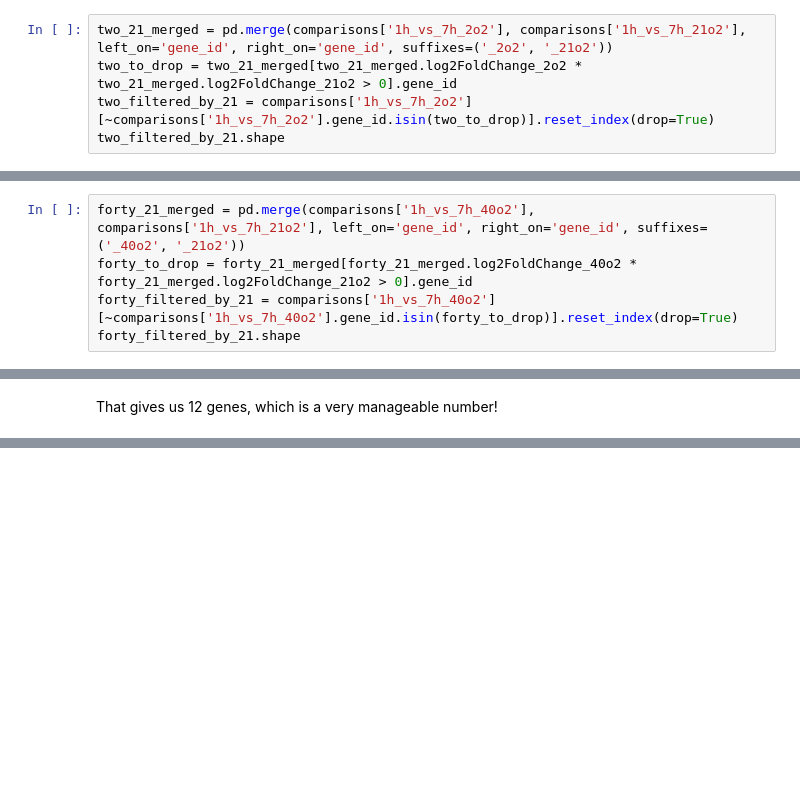
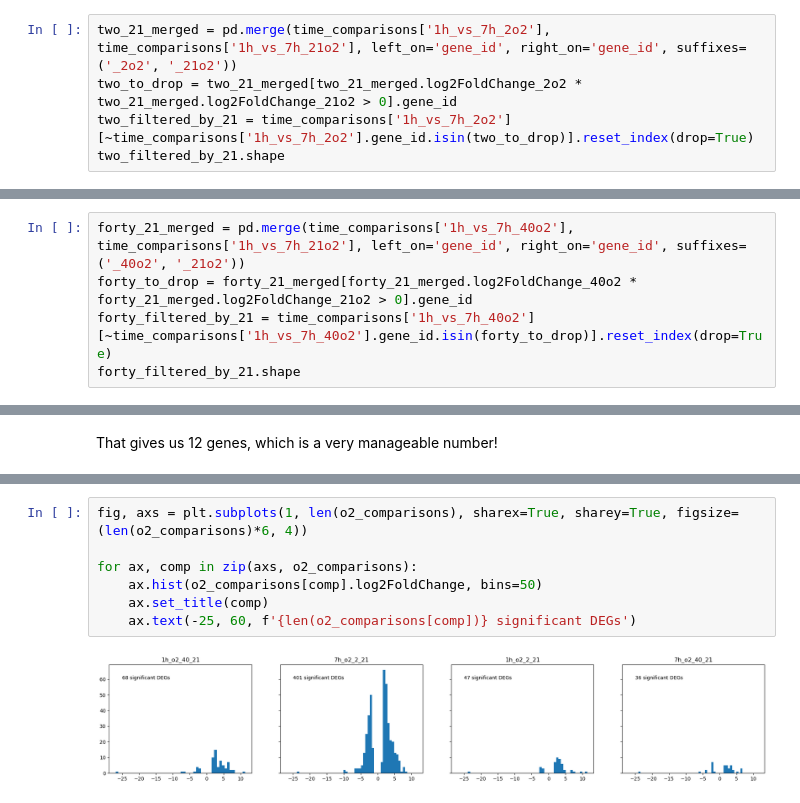
Before and after one commit to serenalotreck/photorespiration-omics, a Jupyter notebook: notebooks/transcriptomics_visualizations.ipynb, the cells around one changed output, grey strips where cells are left out. Drawn from its saved outputs; the diff is of its cells as text; blank space fills up the shorter version.

```diff
--- a/notebooks/transcriptomics_visualizations.ipynb
+++ b/notebooks/transcriptomics_visualizations.ipynb
@@ -31,14 +40,14 @@ The presence of so many DEGs after 7 hours at ambient oxygen to me indicates tha
 # %%
-two_21_merged = pd.merge(comparisons['1h_vs_7h_2o2'], comparisons['1h_vs_7h_21o2'], left_on='gene_id', right_on='gene_id', suffixes=('_2o2', '_21o2'))
+two_21_merged = pd.merge(time_comparisons['1h_vs_7h_2o2'], time_comparisons['1h_vs_7h_21o2'], left_on='gene_id', right_on='gene_id', suffixes=('_2o2', '_21o2'))
 two_to_drop = two_21_merged[two_21_merged.log2FoldChange_2o2 * two_21_merged.log2FoldChange_21o2 > 0].gene_id
-two_filtered_by_21 = comparisons['1h_vs_7h_2o2'][~comparisons['1h_vs_7h_2o2'].gene_id.isin(two_to_drop)].reset_index(drop=True)
+two_filtered_by_21 = time_comparisons['1h_vs_7h_2o2'][~time_comparisons['1h_vs_7h_2o2'].gene_id.isin(two_to_drop)].reset_index(drop=True)
 two_filtered_by_21.shape
 # %% [output]
 (1492, 7)
 # %%
-forty_21_merged = pd.merge(comparisons['1h_vs_7h_40o2'], comparisons['1h_vs_7h_21o2'], left_on='gene_id', right_on='gene_id', suffixes=('_40o2', '_21o2'))
+forty_21_merged = pd.merge(time_comparisons['1h_vs_7h_40o2'], time_comparisons['1h_vs_7h_21o2'], left_on='gene_id', right_on='gene_id', suffixes=('_40o2', '_21o2'))
 forty_to_drop = forty_21_merged[forty_21_merged.log2FoldChange_40o2 * forty_21_merged.log2FoldChange_21o2 > 0].gene_id
-forty_filtered_by_21 = comparisons['1h_vs_7h_40o2'][~comparisons['1h_vs_7h_40o2'].gene_id.isin(forty_to_drop)].reset_index(drop=True)
+forty_filtered_by_21 = time_comparisons['1h_vs_7h_40o2'][~time_comparisons['1h_vs_7h_40o2'].gene_id.isin(forty_to_drop)].reset_index(drop=True)
 forty_filtered_by_21.shape
 # %% [output]
 (1280, 7)
@@ -104,0 +101,9 @@ opposites_hour
+# %%
+fig, axs = plt.subplots(1, len(o2_comparisons), sharex=True, sharey=True, figsize=(len(o2_comparisons)*6, 4))
+
+for ax, comp in zip(axs, o2_comparisons):
+    ax.hist(o2_comparisons[comp].log2FoldChange, bins=50)
+    ax.set_title(comp)
+    ax.text(-25, 60, f'{len(o2_comparisons[comp])} significant DEGs')
+# %% [output]
+[figure, added]
```
Also changed, not shown: parts of 19 cells of this notebook, 1 other file.
